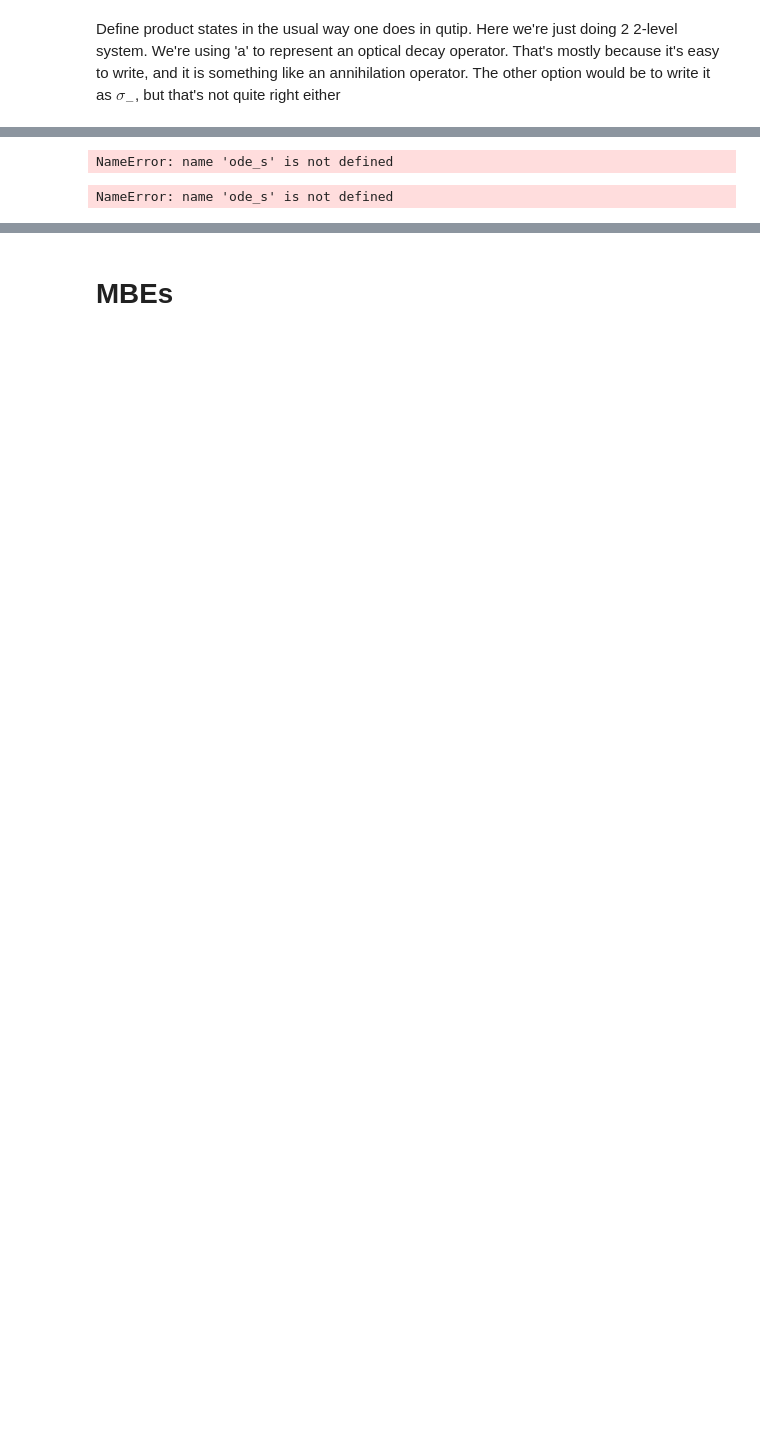
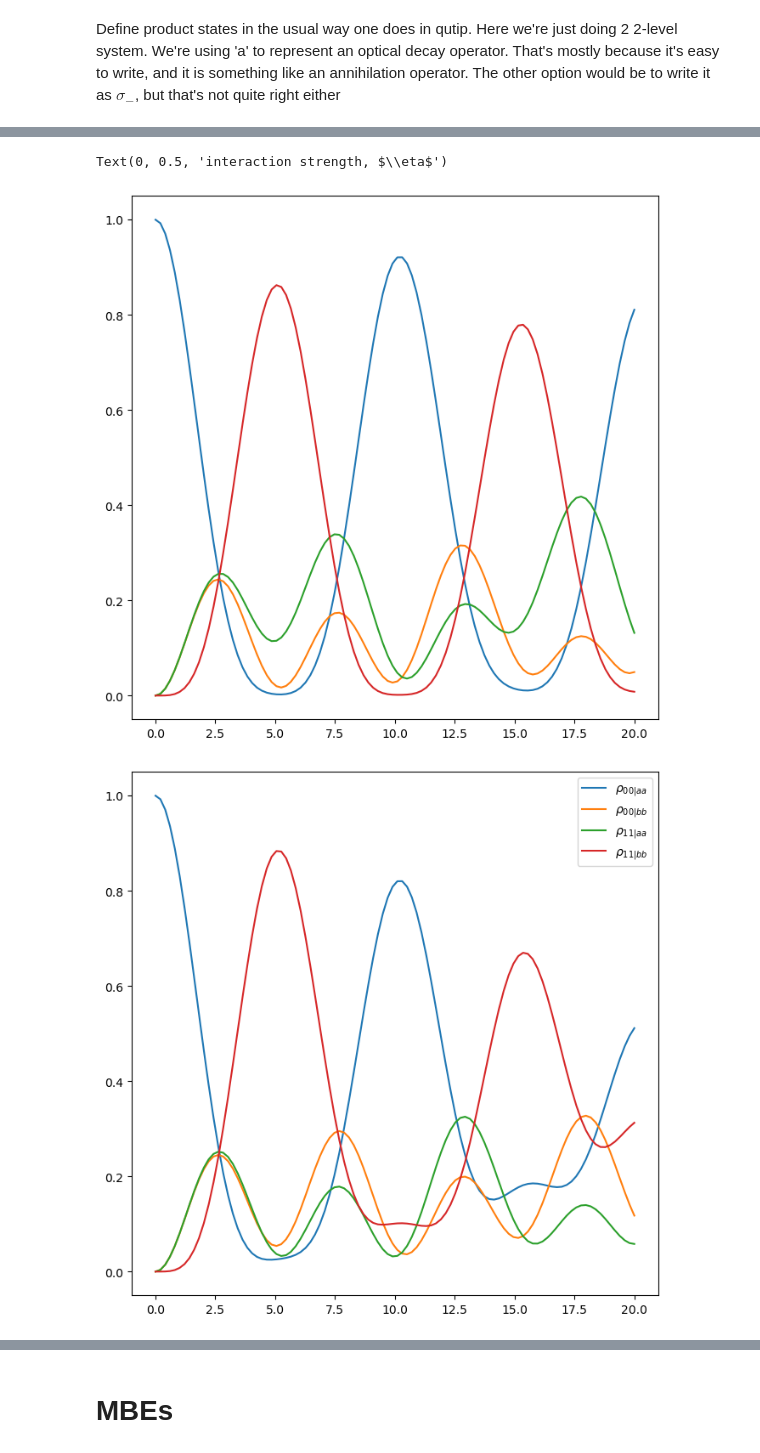
Before and after one commit to morgatron/spylind, a Jupyter notebook: examples/Rare_earth_examples .ipynb, the cells around one changed output, grey strips where cells are left out. Cells and saved outputs as stored; diff of their text form; code cells hidden in the pictures; blank space fills up the shorter version.

```diff
--- a/examples/Rare_earth_examples .ipynb
+++ b/examples/Rare_earth_examples .ipynb
@@ -87,9 +87,9 @@ $\displaystyle \frac{d}{dt}\left[\begin{matrix}\rho_{0|0} & \rho_{0|1}\\\overlin
 # %%
 # Now set up the simuilation
-sys = svp.ODESys(evoD, dimsD ={}, driving_syms=[ES_r, ES_i], tSym=tS)
+sys = svp.ODESys(evoD, trans_dims ={}, driving_syms=[ES_r, ES_i], tSym=tS)
 sys.set_driving({ES_r: lambda t: 2 if t<4 else 0,
                  ES_i: lambda t: 2 if t<10 and t>6 else 0}) #
-sys.set_initial_conditions(np.array([1,0,0]) )
+sys.set_initial_state(np.array([1,0,0]) )
 model = sys.setup_model({T1S: 10}) # can substitute in any undefined parameters here
 
 # And finally run it
@@ -100,7 +100,7 @@ out = model.integrate(tSteps)
 figure()
 for arr, sym in zip(out.swapaxes(0,1), sys.symsD.state):
     if sym.is_real:
-        plot(tSteps,  arr, label =f"${sym}$" )
+        plot(tSteps,  arr.real, label =f"${sym}$" )
     else:
         plot(tSteps,  arr.real, label =f"$\Re({sym})$" )
         plot(tSteps,  arr.imag, label =f"$\Im({sym})$" )
@@ -418,12 +413,17 @@ display(pretty_eq)
 # %%
-tSteps = linspace(0,20,100)
-%time ode_s.integrate(tSteps, 1.0)
-arr = np.array(ode_s.outputL).squeeze()
 figure(figsize=(8,8))
-plot(tSteps, arr[:,:4] )
+plot(tSteps, res[:,:4, 0] )
+figure(figsize=(8,8))
+plot(tSteps, res[:,:4, 50] )
+
 #plot(tSteps,  arr.imag )
 #ylim([-0.2, 0.5])
-legend(ode_s.symsD['prop_state_syms'][:4], loc='best')
+legend([r'${}$'.format(sym) for sym in sys.symsD['state'][:4]], loc='best')
+figure()
+imshow(res[:,3].real.T)
+xlabel('time')
+ylabel('interaction strength, $\eta$')
 # %% [output]
-NameError: name 'ode_s' is not defined
+Text(0, 0.5, 'interaction strength, $\\eta$')
-NameError: name 'ode_s' is not defined
+[figure, added]
+[figure, added]
```
Also changed, not shown: parts of 33 cells of this notebook, 20 other files.
